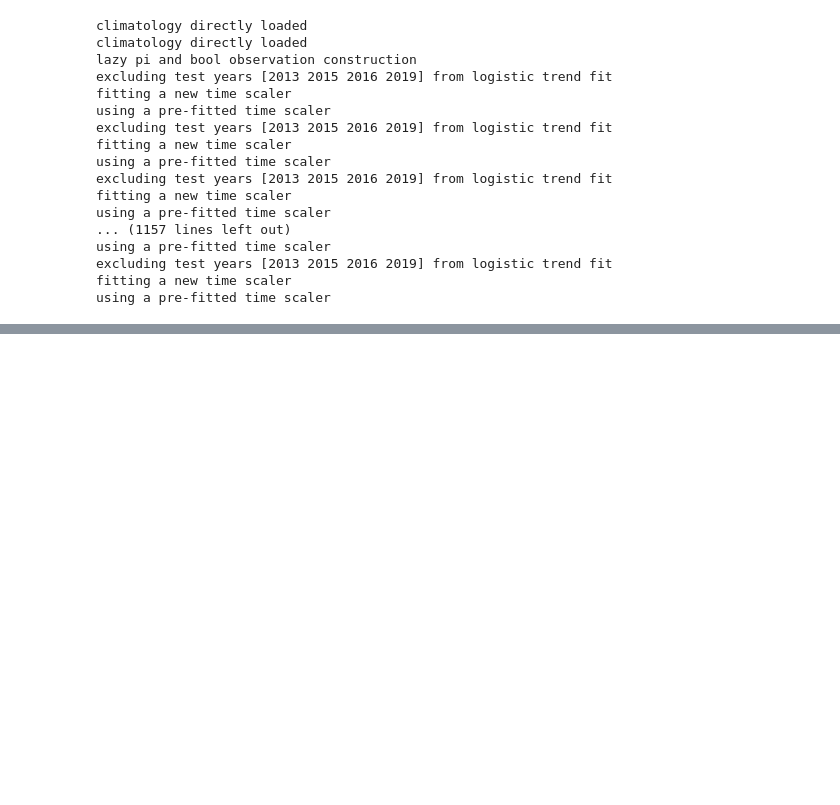
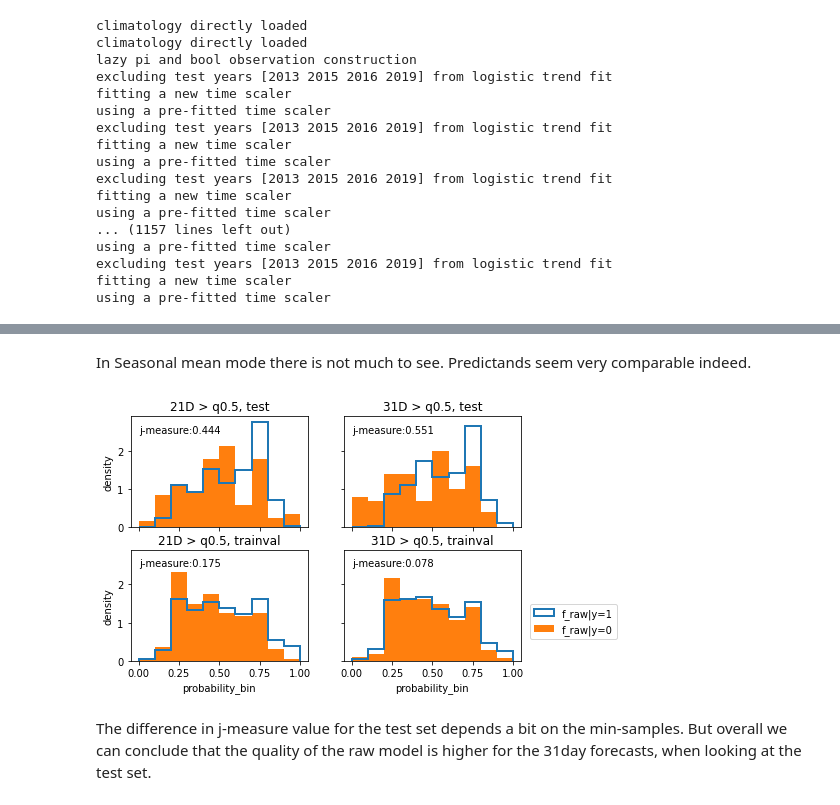
Before and after one commit to chiemvs/Hybrid, a Jupyter notebook: notebooks/verification.ipynb, the cells around one changed output, grey strips where cells are left out. Drawn from its saved outputs; the diff is of its cells as text; code cells hidden in the pictures; blank space fills up the shorter version.

```diff
--- a/notebooks/verification.ipynb
+++ b/notebooks/verification.ipynb
@@ -526,0 +555,26 @@ plt.tight_layout()
+# %% [markdown]
+In Seasonal mean mode there is not much to see. Predictands seem very comparable indeed.
+# %%
+fig, axes = plt.subplots(nrows = 2, ncols = 2, sharex = True, sharey = True, figsize = (7,4.5), facecolor = 'white')
+
+bins = np.arange(0,1.1,0.1)
+for what, timescale in itertools.product(['test','trainval'],timescales):
+    rowind = ['test','trainval'].index(what)
+    colind = timescales.index(timescale)
+    frame = props[colind][what]
+    ax = axes[rowind,colind]
+    ax.hist(frame['forc'].iloc[frame['obs'].astype(bool).values], label = 'f_raw|y=1', bins = bins, histtype = 'step', lw = 2, density = True)
+    ax.hist(frame['forc'].iloc[~frame['obs'].astype(bool).values], label = 'f_raw|y=0', bins = bins, density = True)
+    ax.set_title(f'{timescale}D > q0.5, {what}')
+    ax.text(0.05,0.85,f'j-measure:{np.round(measures[colind][what],3)}',transform=ax.transAxes)
+
+axes[0,0].set_ylabel('density')
+axes[1,0].set_ylabel('density')
+axes[1,0].set_xlabel('probability_bin')
+axes[1,1].set_xlabel('probability_bin')
+axes[1,1].legend(loc = (1.05,0.2))
+plt.show()
+# %% [output]
+[figure, added]
+# %% [markdown]
+The difference in j-measure value for the test set depends a bit on the min-samples. But overall we can conclude that the quality of the raw model is higher for the 31day forecasts, when looking at the test set.
```
Also changed, not shown: parts of 11 cells of this notebook, 2 other files.
